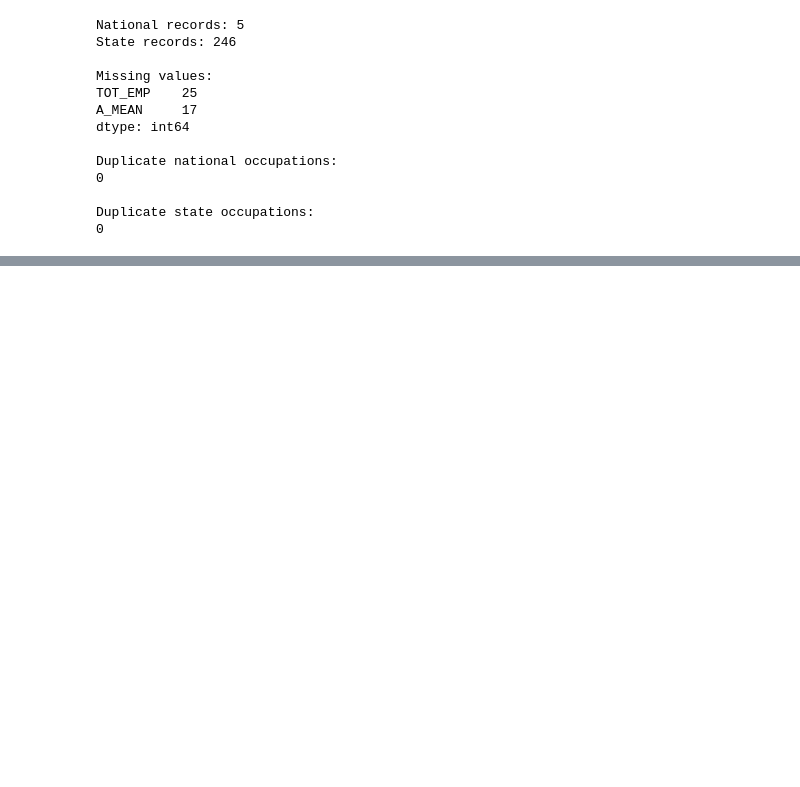
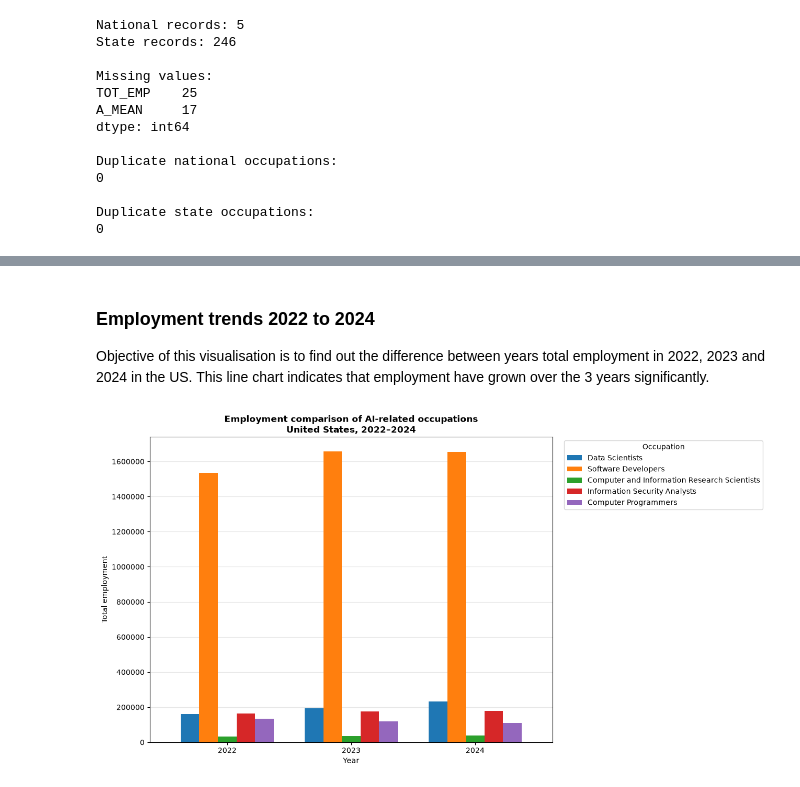
Before and after one commit to Temuulen-BCS/Data-Visualisation, a Jupyter notebook: CA1PolishedCodeTemuulenBatsaikhan.ipynb, the cells around one changed output, grey strips where cells are left out. Cells and saved outputs as stored; diff of their text form; code cells hidden in the pictures; blank space fills up the shorter version.

```diff
--- a/CA1PolishedCodeTemuulenBatsaikhan.ipynb
+++ b/CA1PolishedCodeTemuulenBatsaikhan.ipynb
@@ -257,0 +429,28 @@ Duplicate state occupations:
+# %% [markdown]
+### Employment trends 2022 to 2024
+
+Objective of this visualisation is to find out the difference between years total employment in 2022, 2023 and 2024 in the US. This line chart indicates that employment have grown over the 3 years significantly.
+# %%
+import matplotlib.pyplot as plt
+
+ax = employment_table.plot(
+    kind="bar",
+    figsize=(13, 7),
+    width=0.75)
+plt.title(
+    "Employment comparison of AI-related occupations\nUnited States, 2022–2024",
+    fontweight="bold")
+plt.xlabel("Year")
+plt.ylabel("Total employment")
+plt.xticks(rotation=0)
+plt.ticklabel_format(style="plain", axis="y")
+plt.grid(axis="y", alpha=0.3)
+plt.legend(
+    title="Occupation",
+    bbox_to_anchor=(1.02, 1),
+    loc="upper left")
+ax.set_axisbelow(True)
+plt.tight_layout()
+plt.show()
+# %% [output]
+[figure, added]
```
Also changed, not shown: parts of 13 cells of this notebook.
